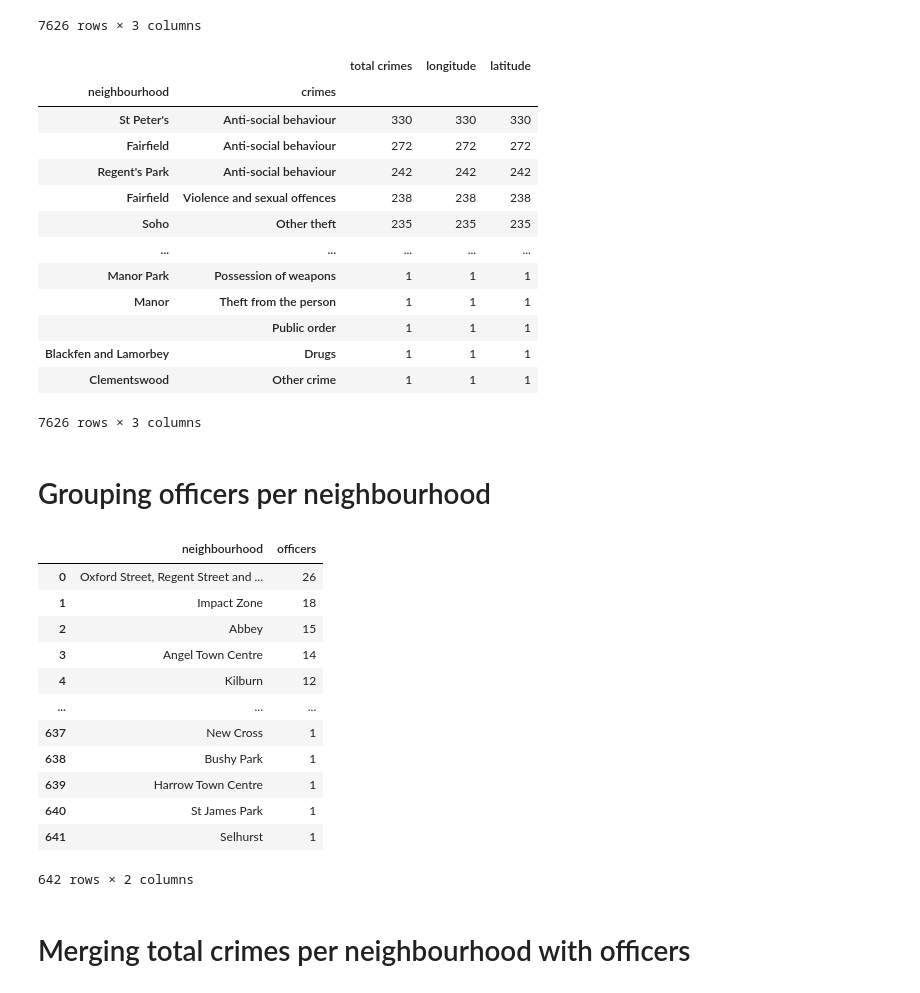
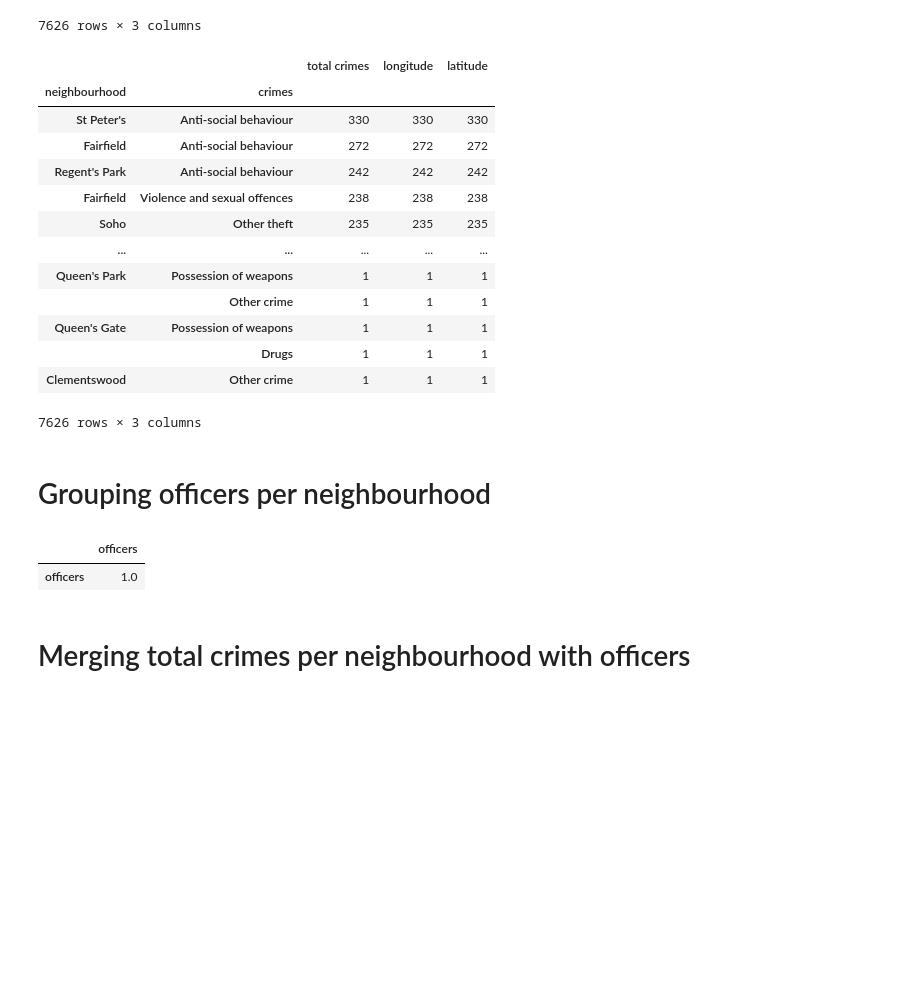
Before and after one commit to IslaamSabbah/Project-Week-3-Data-Thieves, a Jupyter notebook: your-project/project.ipynb, the cells around one changed output. Saved outputs shown, nothing was run; the diff lists cells and outputs as text; code cells hidden in the pictures; blank space fills up the shorter version.

```diff
--- a/your-project/project.ipynb
+++ b/your-project/project.ipynb
@@ -184,3 +169,9 @@ crime_nh
+# %%
+df_officers=pd.read_csv('officersneighborhoods3.csv')
+df_crimes=pd.read_csv('crimesneighbourhood3.csv')
+# %%
+df_officers=df_officers[['neighbourhood','officers']]
+df_crimes=df_crimes[['crimes','longitude','latitude','neighbourhood']]
 # %% [markdown]
 # Creating dataframe with crimes and their location
 # %%
@@ -272,10 +263,10 @@ crime_type_nh
 | Fairfield | Violence and sexual offences | 238 | 238 | 238 |
 | Soho | Other theft | 235 | 235 | 235 |
 | ... | ... | ... | ... | ... |
-| Manor Park | Possession of weapons | 1 | 1 | 1 |
-| Manor | Theft from the person | 1 | 1 | 1 |
-|  | Public order | 1 | 1 | 1 |
-| Blackfen and Lamorbey | Drugs | 1 | 1 | 1 |
+| Queen's Park | Possession of weapons | 1 | 1 | 1 |
+|  | Other crime | 1 | 1 | 1 |
+| Queen's Gate | Possession of weapons | 1 | 1 | 1 |
+|  | Drugs | 1 | 1 | 1 |
 | Clementswood | Other crime | 1 | 1 | 1 |
 7626 rows × 3 columns
 # %%
@@ -286,7 +277,7 @@ crime_nh.reset_index(inplace=True)
 # %% [markdown]
 # Grouping officers per neighbourhood
 # %%
-officers_nh = df_officers.groupby(['neighborhoud']).count()
+officers_nh = df_officers.groupby(['neighbourhood']).count()
 officers_nh = officers_nh.sort_values('officers',ascending=False)
 officers_nh.reset_index(inplace=True)
 # %%
@@ -294,21 +285,10 @@ df_officers.rename(columns = {'neighborhoud':'neighbourhood'}, inplace = True)
 # %%
 officers_nh.rename(columns = {'neighborhoud':'neighbourhood'}, inplace = True)
 # %%
-officers_nh
+officers_nh.corr()
 # %% [output]
-|  | neighbourhood | officers |
-| 0 | Oxford Street, Regent Street and ... | 26 |
-| 1 | Impact Zone | 18 |
-| 2 | Abbey | 15 |
-| 3 | Angel Town Centre | 14 |
-| 4 | Kilburn | 12 |
-| ... | ... | ... |
-| 637 | New Cross | 1 |
-| 638 | Bushy Park | 1 |
-| 639 | Harrow Town Centre | 1 |
-| 640 | St James Park | 1 |
-| 641 | Selhurst | 1 |
+|  | officers |
+| officers | 1.0 |
-642 rows × 2 columns
 # %% [markdown]
 # Merging total crimes per neighbourhood with officers
 # %%
```
Also changed, not shown: parts of 7 cells of this notebook, 6 other files.
